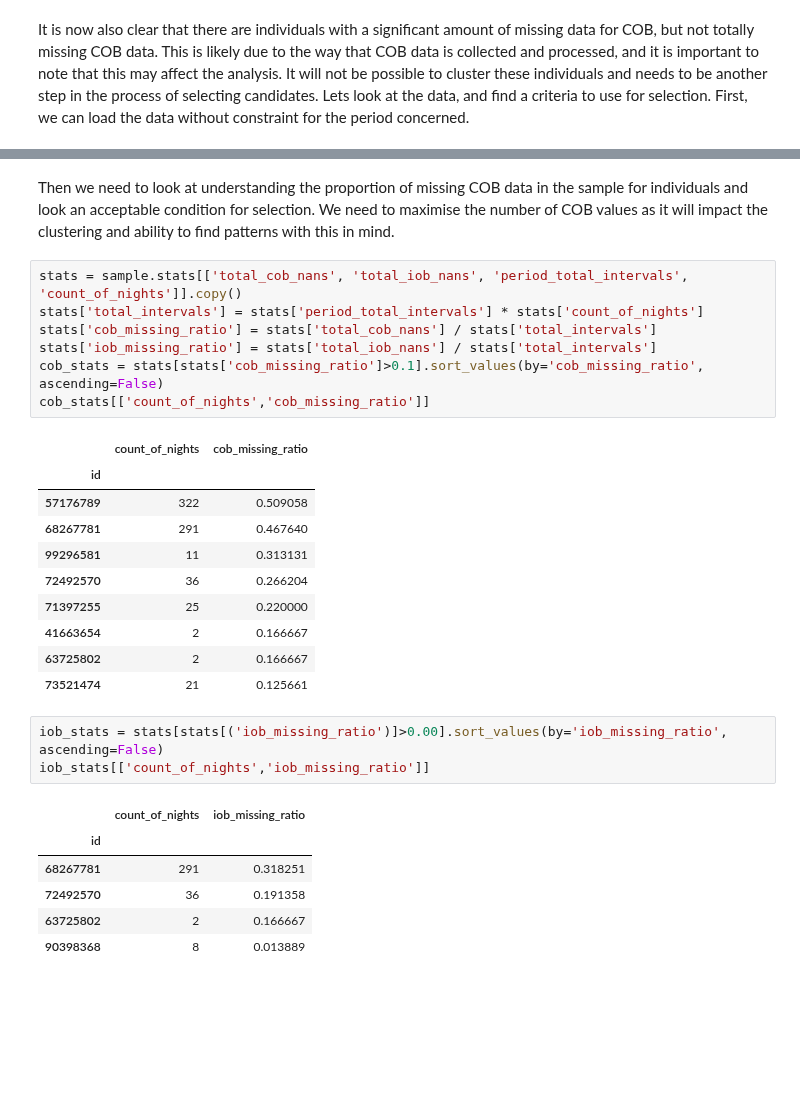
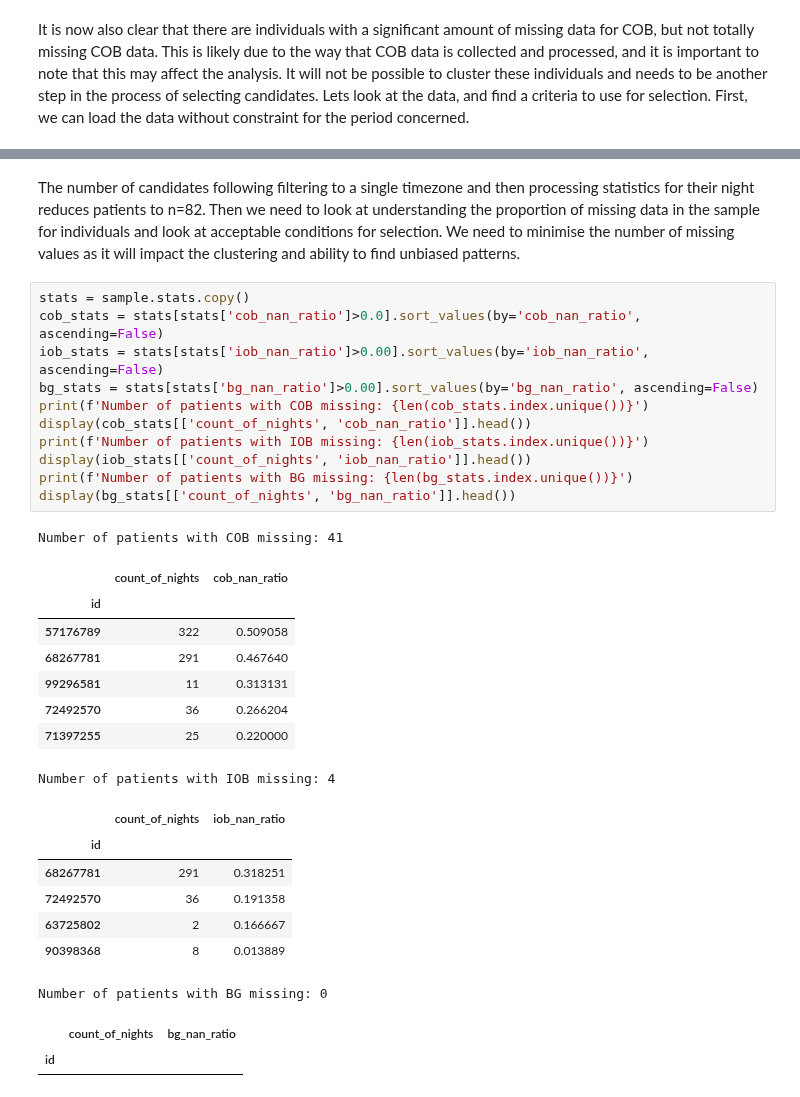
Before and after one commit to rdbrist/masters_project, a Jupyter notebook: notebooks/0.02-rd-initial-data-exploration-all-variables.ipynb, the cells around one changed output, grey strips where cells are left out. Drawn from its saved outputs; the diff is of its cells as text; blank space fills up the shorter version.

```diff
--- a/notebooks/0.02-rd-initial-data-exploration-all-variables.ipynb
+++ b/notebooks/0.02-rd-initial-data-exploration-all-variables.ipynb
@@ -260,31 +234,33 @@ Number of nights objects created: 83
 # %% [markdown]
-Then we need to look at understanding the proportion of missing COB data in the sample for individuals and look an acceptable condition for selection. We need to maximise the number of COB values as it will impact the clustering and ability to find patterns with this in mind.
+The number of candidates following filtering to a single timezone and then processing statistics for their night reduces patients to n=82. Then we need to look at understanding the proportion of missing data in the sample for individuals and look at acceptable conditions for selection. We need to minimise the number of missing values as it will impact the clustering and ability to find unbiased patterns.
 # %%
-stats = sample.stats[['total_cob_nans', 'total_iob_nans', 'period_total_intervals', 'count_of_nights']].copy()
-stats['total_intervals'] = stats['period_total_intervals'] * stats['count_of_nights']
-stats['cob_missing_ratio'] = stats['total_cob_nans'] / stats['total_intervals']
-stats['iob_missing_ratio'] = stats['total_iob_nans'] / stats['total_intervals']
-cob_stats = stats[stats['cob_missing_ratio']>0.1].sort_values(by='cob_missing_ratio', ascending=False)
-cob_stats[['count_of_nights','cob_missing_ratio']]
+stats = sample.stats.copy()
+cob_stats = stats[stats['cob_nan_ratio']>0.0].sort_values(by='cob_nan_ratio', ascending=False)
+iob_stats = stats[stats['iob_nan_ratio']>0.00].sort_values(by='iob_nan_ratio', ascending=False)
+bg_stats = stats[stats['bg_nan_ratio']>0.00].sort_values(by='bg_nan_ratio', ascending=False)
+print(f'Number of patients with COB missing: {len(cob_stats.index.unique())}')
+display(cob_stats[['count_of_nights', 'cob_nan_ratio']].head())
+print(f'Number of patients with IOB missing: {len(iob_stats.index.unique())}')
+display(iob_stats[['count_of_nights', 'iob_nan_ratio']].head())
+print(f'Number of patients with BG missing: {len(bg_stats.index.unique())}')
+display(bg_stats[['count_of_nights', 'bg_nan_ratio']].head())
 # %% [output]
+Number of patients with COB missing: 41
-|  | count_of_nights | cob_missing_ratio |
+|  | count_of_nights | cob_nan_ratio |
 | id |  |  |
 | 57176789 | 322 | 0.509058 |
 | 68267781 | 291 | 0.467640 |
 | 99296581 | 11 | 0.313131 |
 | 72492570 | 36 | 0.266204 |
 | 71397255 | 25 | 0.220000 |
-| 41663654 | 2 | 0.166667 |
-| 63725802 | 2 | 0.166667 |
-| 73521474 | 21 | 0.125661 |
+Number of patients with IOB missing: 4
+|  | count_of_nights | iob_nan_ratio |
+| id |  |  |
+| 68267781 | 291 | 0.318251 |
+| 72492570 | 36 | 0.191358 |
+| 63725802 | 2 | 0.166667 |
+| 90398368 | 8 | 0.013889 |
+Number of patients with BG missing: 0
+|  | count_of_nights | bg_nan_ratio |
+| id |  |  |
-# %%
-iob_stats = stats[stats[('iob_missing_ratio')]>0.00].sort_values(by='iob_missing_ratio', ascending=False)
-iob_stats[['count_of_nights','iob_missing_ratio']]
-# %% [output]
-|  | count_of_nights | iob_missing_ratio |
-| id |  |  |
-| 68267781 | 291 | 0.318251 |
-| 72492570 | 36 | 0.191358 |
-| 63725802 | 2 | 0.166667 |
-| 90398368 | 8 | 0.013889 |
 # %% [markdown]
```
Also changed, not shown: parts of 16 cells of this notebook, 8 other files.
